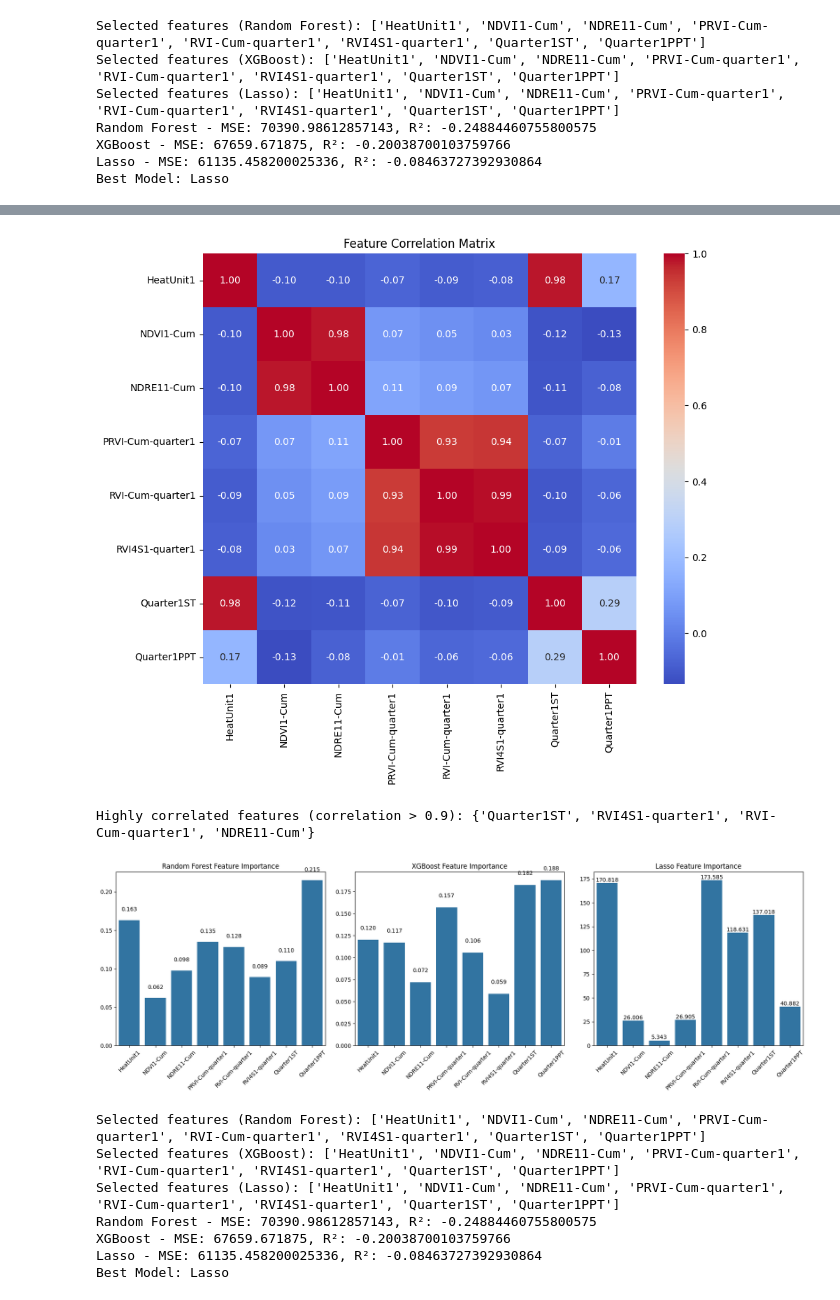
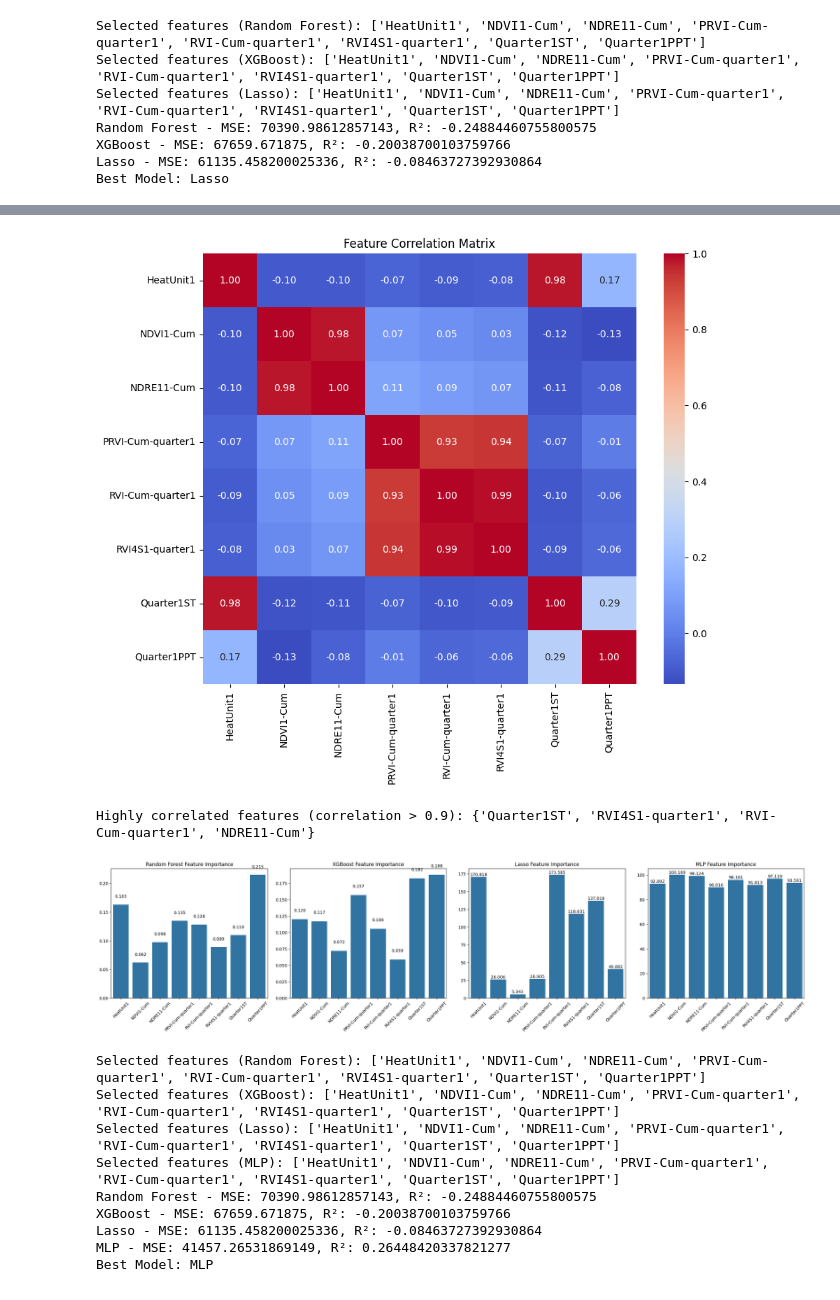
Before and after one commit to Basu8971/Materraproject, a Jupyter notebook: Model- Early season.ipynb, the cells around one changed output, grey strips where cells are left out. Drawn from its saved outputs; the diff is of its cells as text; code cells hidden in the pictures.

Commit message:
Model- Early season

```diff
--- a/Model- Early season.ipynb
+++ b/Model- Early season.ipynb
@@ -1158,6 +1240,7 @@ from sklearn.ensemble import RandomForestRegressor
 from sklearn.linear_model import Lasso
 import xgboost as xgb
 from xgboost import XGBRegressor
+from sklearn.neural_network import MLPRegressor
 import seaborn as sns
 import matplotlib.pyplot as plt
 from sklearn.metrics import mean_squared_error, r2_score
@@ -1223,7 +1306,7 @@ for i in range(len(correlation_matrix.columns)):
 
 print(f"Highly correlated features (correlation > 0.9): {correlated_features}")
 
-# Step 2: Feature Importance using Random Forest, XGBoost, and Lasso
+# Step 2: Feature Importance using Random Forest, XGBoost, Lasso, and MLP
 # Train Random Forest model to check feature importance
 X = data[features]
 y = data[target]
@@ -1251,8 +1334,23 @@ lasso_model = Lasso(alpha=0.1)
 lasso_model.fit(X_train_scaled, y_train)
 lasso_importances = abs(lasso_model.coef_)  # Absolute values of coefficients are used as importance
 
-# Visualize feature importance from all three models with annotations of importance values
-fig, axes = plt.subplots(1, 3, figsize=(18, 6))
+import numpy as np  # Make sure numpy is imported
+
+# 4. **MLP (Multilayer Perceptron)**
+mlp_model = MLPRegressor(hidden_layer_sizes=(100,), max_iter=1000, random_state=42)
+mlp_model.fit(X_train_scaled, y_train)
+
+# Extract weights of the first layer (input to hidden layer)
+first_layer_weights = mlp_model.coefs_[0]  # Weights between input and first hidden layer
+
+# Calculate the feature importance by summing the absolute values of weights for each feature across all hidden neurons
+mlp_importances = np.abs(first_layer_weights).sum(axis=1)  # Use np.abs() instead of .abs()
+
+# Ensure that the length of mlp_importances matches the length of features
+assert len(mlp_importances) == len(features), f"Length mismatch between features ({len(features)}) and MLP importances ({len(mlp_importances)})"
+
+# Visualize feature importance from all four models with annotations of importance values
+fig, axes = plt.subplots(1, 4, figsize=(24, 6))
 
 # Random Forest Feature Importance
 sns.barplot(x=features, y=rf_importances, ax=axes[0])
@@ -1275,8 +1373,17 @@ axes[2].tick_params(axis='x', rotation=45)
 for i, v in enumerate(lasso_importances):
     axes[2].text(i, v + 0.01, f"{v:.3f}", ha='center', va='bottom')
 
+# MLP Feature Importance
+sns.barplot(x=features, y=mlp_importances, ax=axes[3])
+axes[3].set_title("MLP Feature Importance")
+axes[3].tick_params(axis='x', rotation=45)
+for i, v in enumerate(mlp_importances):
+    axes[3].text(i, v + 0.01, f"{v:.3f}", ha='center', va='bottom')
+
 plt.tight_layout()
 plt.show()
+
+
 
 # Step 3: Feature Selection Based on Importance
 
@@ -1285,10 +1392,12 @@ threshold = 0.05
 rf_selected_features = [features[i] for i in range(len(features)) if rf_importances[i] > threshold]
 xgb_selected_features = [features[i] for i in range(len(features)) if xgb_importances[i] > threshold]
 lasso_selected_features = [features[i] for i in range(len(features)) if lasso_importances[i] > threshold]
+mlp_selected_features = [features[i] for i in range(len(features)) if mlp_importances[i] > threshold]
 
 print(f"Selected features (Random Forest): {rf_selected_features}")
 print(f"Selected features (XGBoost): {xgb_selected_features}")
 print(f"Selected features (Lasso): {lasso_selected_features}")
+print(f"Selected features (MLP): {mlp_selected_features}")
 
 # Step 4: Model Comparison with Selected Features
 
@@ -1300,7 +1409,7 @@ def train_and_evaluate_model(model, X_train, X_val, y_train, y_val):
     r2 = r2_score(y_val, y_pred)
     return mse, r2
 
-# Compare models using selected features from Random Forest, XGBoost, and Lasso
+# Compare models using selected features from Random Forest, XGBoost, Lasso, and MLP
 
 # 1. Random Forest using selected features
 X_train_rf = X_train[rf_selected_features]
@@ -1320,39 +1429,48 @@ X_val_lasso = X_val[lasso_selected_features]
 lasso_model = Lasso(alpha=0.1)
 lasso_mse, lasso_r2 = train_and_evaluate_model(lasso_model, X_train_lasso, X_val_lasso, y_train, y_val)
 
+# 4. MLP using selected features
+X_train_mlp = X_train[mlp_selected_features]
+X_val_mlp = X_val[mlp_selected_features]
+mlp_model = MLPRegressor(hidden_layer_sizes=(100,), max_iter=1000, random_state=42)
+mlp_mse, mlp_r2 = train_and_evaluate_model(mlp_model, X_train_mlp, X_val_mlp, y_train, y_val)
+
 # Print Model Performance
 print(f"Random Forest - MSE: {rf_mse}, R²: {rf_r2}")
 print(f"XGBoost - MSE: {xgb_mse}, R²: {xgb_r2}")
 print(f"Lasso - MSE: {lasso_mse}, R²: {lasso_r2}")
+print(f"MLP - MSE: {mlp_mse}, R²: {mlp_r2}")
 
 # Step 5: Final Model Evaluation (Choose the best model based on MSE and R²)
-best_model = "Random Forest" if rf_r2 > xgb_r2 and rf_r2 > lasso_r2 else "XGBoost" if xgb_r2 > lasso_r2 else "Lasso"
+best_model = "Random Forest" if rf_r2 > xgb_r2 and rf_r2 > lasso_r2 and rf_r2 > mlp_r2 else "XGBoost" if xgb_r2 > lasso_r2 and xgb_r2 > mlp_r2 else "Lasso" if lasso_r2 > mlp_r2 else "MLP"
 print(f"Best Model: {best_model}")
 # %% [output]
 Requirement already satisfied: gspread in /usr/local/lib/python3.10/dist-packages (6.1.4)
 Requirement already satisfied: google-auth in /usr/local/lib/python3.10/dist-packages (2.37.0)
 Requirement already satisfied: google-auth-oauthlib>=0.4.1 in /usr/local/lib/python3.10/dist-packages (from gspread) (1.2.1)
 Requirement already satisfied: cachetools<6.0,>=2.0.0 in /usr/local/lib/python3.10/dist-packages (from google-auth) (5.5.0)
 Requirement already satisfied: pyasn1-modules>=0.2.1 in /usr/local/lib/python3.10/dist-packages (from google-auth) (0.4.1)
 Requirement already satisfied: rsa<5,>=3.1.4 in /usr/local/lib/python3.10/dist-packages (from google-auth) (4.9)
 Requirement already satisfied: requests-oauthlib>=0.7.0 in /usr/local/lib/python3.10/dist-packages (from google-auth-oauthlib>=0.4.1->gspread) (1.3.1)
 Requirement already satisfied: pyasn1<0.7.0,>=0.4.6 in /usr/local/lib/python3.10/dist-packages (from pyasn1-modules>=0.2.1->google-auth) (0.6.1)
 Requirement already satisfied: oauthlib>=3.0.0 in /usr/local/lib/python3.10/dist-packages (from requests-oauthlib>=0.7.0->google-auth-oauthlib>=0.4.1->gspread) (3.2.2)
 Requirement already satisfied: requests>=2.0.0 in /usr/local/lib/python3.10/dist-packages (from requests-oauthlib>=0.7.0->google-auth-oauthlib>=0.4.1->gspread) (2.32.3)
 Requirement already satisfied: charset-normalizer<4,>=2 in /usr/local/lib/python3.10/dist-packages (from requests>=2.0.0->requests-oauthlib>=0.7.0->google-auth-oauthlib>=0.4.1->gspread) (3.4.0)
 Requirement already satisfied: idna<4,>=2.5 in /usr/local/lib/python3.10/dist-packages (from requests>=2.0.0->requests-oauthlib>=0.7.0->google-auth-oauthlib>=0.4.1->gspread) (3.10)
 ... (11 lines left out)
 1          0.034443         5.470205        2.561286  1745.234407  590.6548776
 2           0.01269         3.316735        1.241309  1118.257436  563.3412911
 3          0.012846          3.12497        1.177059  1960.320808  424.2987425
 4          0.015548         3.425149        1.332979  1653.188768  249.0979351
 [figure]
 Highly correlated features (correlation > 0.9): {'Quarter1ST', 'RVI4S1-quarter1', 'RVI-Cum-quarter1', 'NDRE11-Cum'}
-[figure, old version]
+[figure, new version]
 Selected features (Random Forest): ['HeatUnit1', 'NDVI1-Cum', 'NDRE11-Cum', 'PRVI-Cum-quarter1', 'RVI-Cum-quarter1', 'RVI4S1-quarter1', 'Quarter1ST', 'Quarter1PPT']
 Selected features (XGBoost): ['HeatUnit1', 'NDVI1-Cum', 'NDRE11-Cum', 'PRVI-Cum-quarter1', 'RVI-Cum-quarter1', 'RVI4S1-quarter1', 'Quarter1ST', 'Quarter1PPT']
 Selected features (Lasso): ['HeatUnit1', 'NDVI1-Cum', 'NDRE11-Cum', 'PRVI-Cum-quarter1', 'RVI-Cum-quarter1', 'RVI4S1-quarter1', 'Quarter1ST', 'Quarter1PPT']
+Selected features (MLP): ['HeatUnit1', 'NDVI1-Cum', 'NDRE11-Cum', 'PRVI-Cum-quarter1', 'RVI-Cum-quarter1', 'RVI4S1-quarter1', 'Quarter1ST', 'Quarter1PPT']
 Random Forest - MSE: 70390.98612857143, R²: -0.24884460755800575
 XGBoost - MSE: 67659.671875, R²: -0.20038700103759766
 Lasso - MSE: 61135.458200025336, R²: -0.08463727392930864
-Best Model: Lasso
+MLP - MSE: 41457.26531869149, R²: 0.26448420337821277
+Best Model: MLP
```
Also changed, not shown: parts of 2 cells of this notebook.
